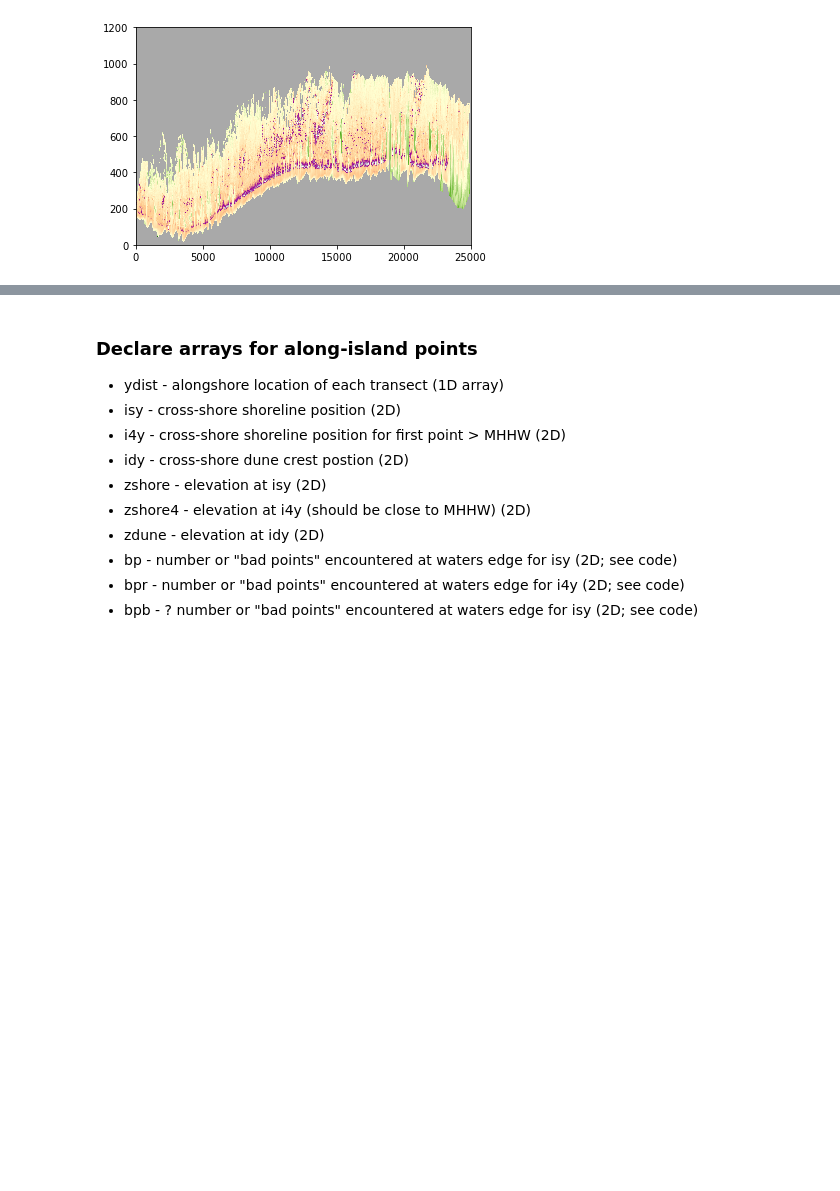
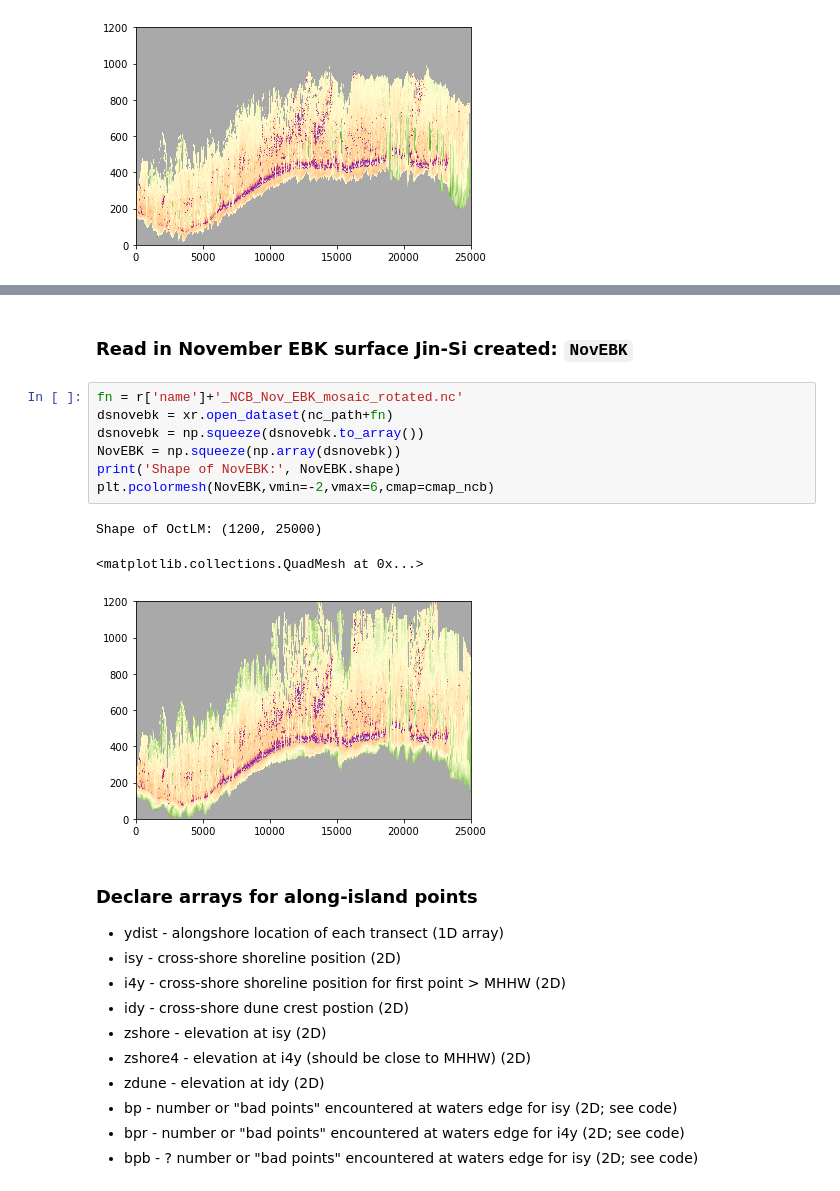
Before and after one commit to csherwood-usgs/CoreBx, a Jupyter notebook: CoreBx_process.ipynb, the cells around one changed output, grey strips where cells are left out. Cells and saved outputs as stored; diff of their text form; blank space fills up the shorter version.

```diff
--- a/CoreBx_process.ipynb
+++ b/CoreBx_process.ipynb
@@ -162,3 +209,16 @@ Shape of OctLM: (1200, 25000)
+# %% [markdown]
+### Read in  November EBK surface Jin-Si created: `NovEBK`
+# %%
+fn = r['name']+'_NCB_Nov_EBK_mosaic_rotated.nc'
+dsnovebk = xr.open_dataset(nc_path+fn)
+dsnovebk = np.squeeze(dsnovebk.to_array())
+NovEBK = np.squeeze(np.array(dsnovebk))
+print('Shape of NovEBK:', NovEBK.shape)
+plt.pcolormesh(NovEBK,vmin=-2,vmax=6,cmap=cmap_ncb)
+# %% [output]
+Shape of OctLM: (1200, 25000)
+<matplotlib.collections.QuadMesh at 0x...>
+[figure, added]
 # %% [markdown]
 ### Declare arrays for along-island points
 * ydist - alongshore location of each transect (1D array)
```
Also changed, not shown: parts of 25 cells of this notebook, 1 other file.
